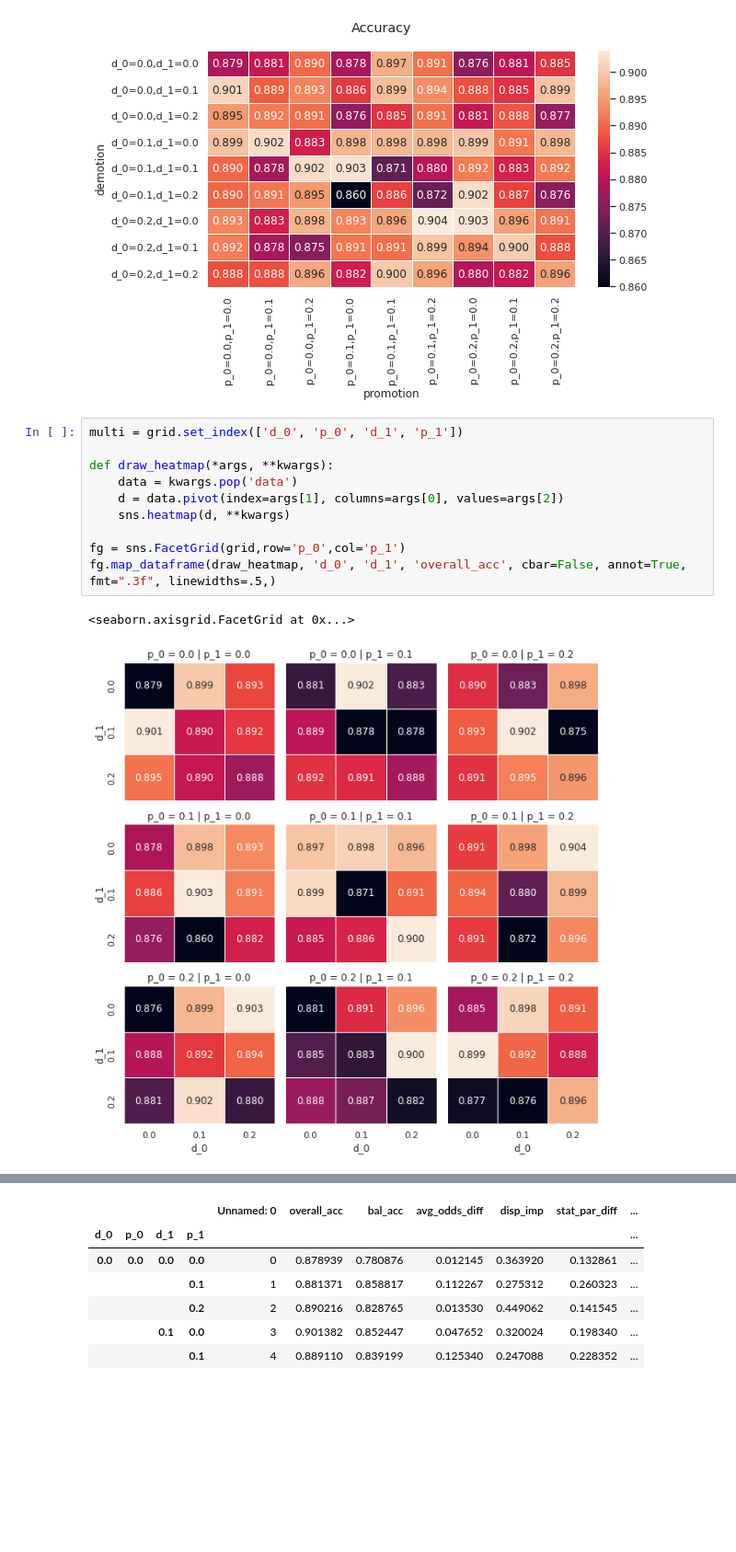
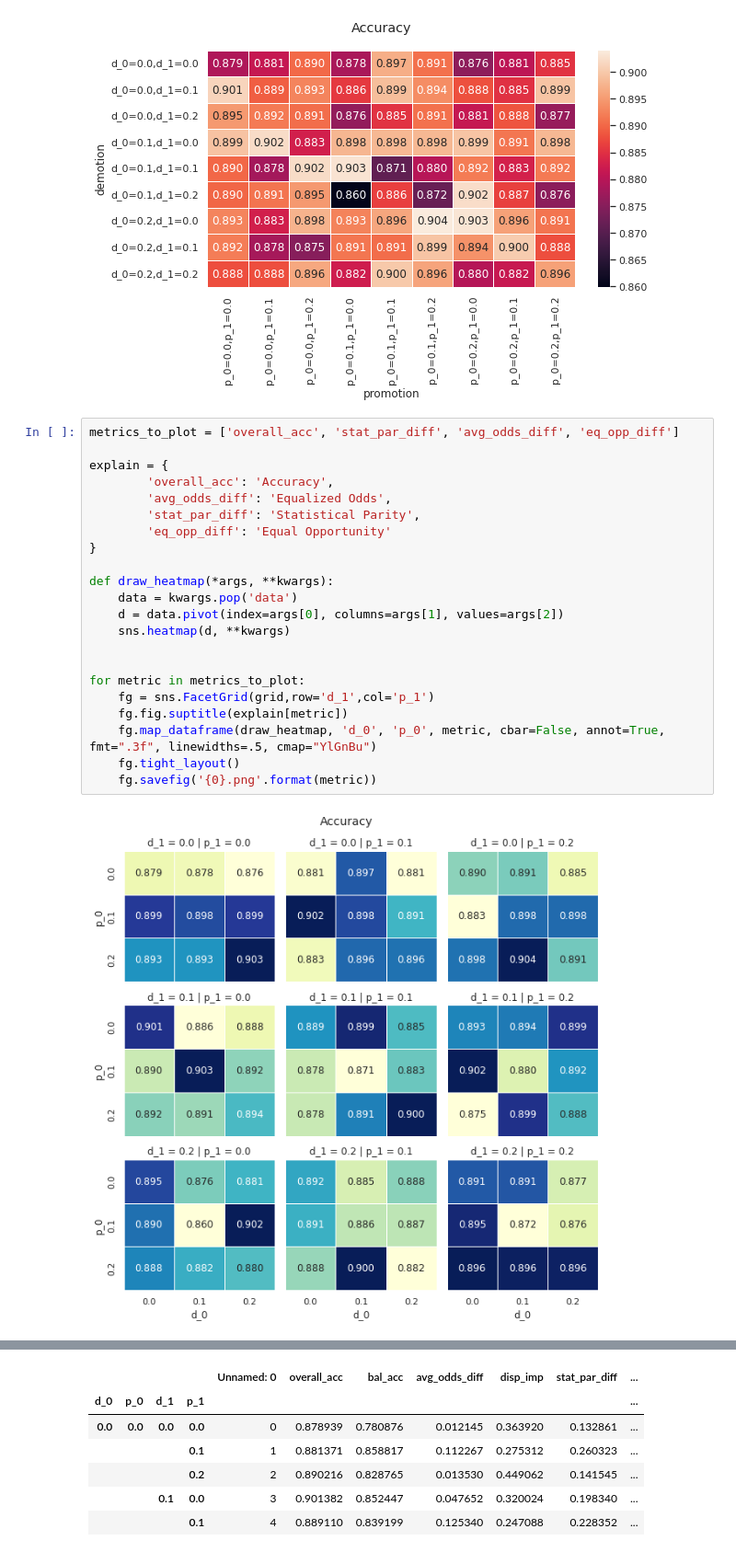
Before and after one commit to ygorcanalli/FairTransitionLoss, a Jupyter notebook: notebooks/2023-06-14/plot_grid.ipynb, the cells around one changed output, grey strips where cells are left out. Shown at 92% size. Drawn from its saved outputs; the diff is of its cells as text; blank space fills up the shorter version.

Commit message:
grid results

```diff
--- a/notebooks/2023-06-14/plot_grid.ipynb
+++ b/notebooks/2023-06-14/plot_grid.ipynb
@@ -57,15 +57,26 @@ plt.savefig('acc.png')
 # %% [output]
 [figure]
 # %%
-multi = grid.set_index(['d_0', 'p_0', 'd_1', 'p_1'])
+metrics_to_plot = ['overall_acc', 'stat_par_diff', 'avg_odds_diff', 'eq_opp_diff']
+
+explain = {
+        'overall_acc': 'Accuracy',
+        'avg_odds_diff': 'Equalized Odds',
+        'stat_par_diff': 'Statistical Parity',
+        'eq_opp_diff': 'Equal Opportunity'
+}
 
 def draw_heatmap(*args, **kwargs):
     data = kwargs.pop('data')
-    d = data.pivot(index=args[1], columns=args[0], values=args[2])
+    d = data.pivot(index=args[0], columns=args[1], values=args[2])
     sns.heatmap(d, **kwargs)
 
-fg = sns.FacetGrid(grid,row='p_0',col='p_1')
-fg.map_dataframe(draw_heatmap, 'd_0', 'd_1', 'overall_acc', cbar=False, annot=True, fmt=".3f", linewidths=.5,)
+
+for metric in metrics_to_plot:
+    fg = sns.FacetGrid(grid,row='d_1',col='p_1')
+    fg.fig.suptitle(explain[metric])
+    fg.map_dataframe(draw_heatmap, 'd_0', 'p_0', metric, cbar=False, annot=True, fmt=".3f", linewidths=.5, cmap="YlGnBu")
+    fg.tight_layout()
+    fg.savefig('{0}.png'.format(metric))
 # %% [output]
-<seaborn.axisgrid.FacetGrid at 0x...>
-[figure, old version]
+[figure, new version]
```
Also changed, not shown: parts of 1 cell of this notebook, 5 other files.
